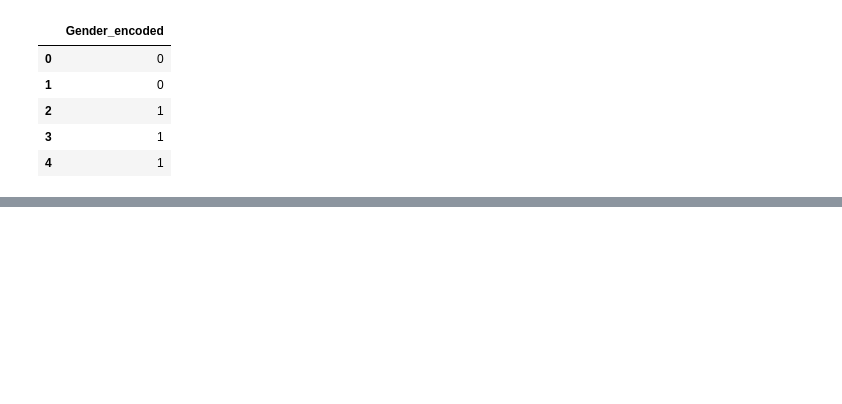
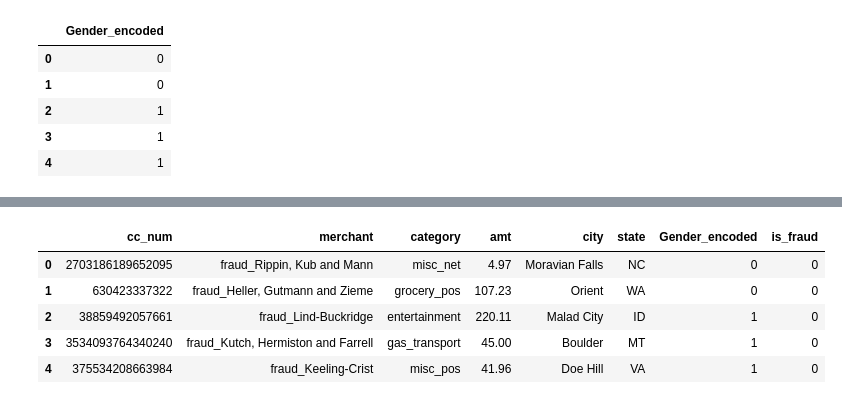
Before and after one commit to LuisAnibalVasquez/BankTransactionFraudDetector, a Jupyter notebook: FraudDetector.ipynb, the cells around one changed output, grey strips where cells are left out. Cells and saved outputs as stored; diff of their text form; code cells hidden in the pictures; blank space fills up the shorter version.

```diff
--- a/FraudDetector.ipynb
+++ b/FraudDetector.ipynb
@@ -81,7 +100,7 @@ ax = sns.heatmap(correlations, linewidths=.5, cmap="YlGnBu",annot=True)
 # %% [output]
 [figure]
 # %%
-df_uncorrelated = file.drop(columns=['Unnamed: 0','lat','long','merch_lat','merch_long', 'zip', 'unix_time'])
+df_uncorrelated = train_csv.drop(columns=['Unnamed: 0','lat','long','merch_lat','merch_long', 'zip', 'unix_time'])
 df_uncorrelated.head()
 # %% [output]
 |  | trans_date_trans_time | cc_num | merchant | category | amt | first | last | gender | street | ... |
@@ -174,3 +153,14 @@ df_final.head()
 | 2 | 38859492057661 | fraud_Lind-Buckridge | entertainment | 220.11 | M | Malad City | ID | 1 | 0 |
 | 3 | 3534093764340240 | fraud_Kutch, Hermiston and Farrell | gas_transport | 45.00 | M | Boulder | MT | 1 | 0 |
 | 4 | 375534208663984 | fraud_Keeling-Crist | misc_pos | 41.96 | M | Doe Hill | VA | 1 | 0 |
+# %%
+df_final = df_final. drop(columns=['gender'])
+# %%
+df_final.head()
+# %% [output]
+|  | cc_num | merchant | category | amt | city | state | Gender_encoded | is_fraud |
+| 0 | 2703186189652095 | fraud_Rippin, Kub and Mann | misc_net | 4.97 | Moravian Falls | NC | 0 | 0 |
+| 1 | 630423337322 | fraud_Heller, Gutmann and Zieme | grocery_pos | 107.23 | Orient | WA | 0 | 0 |
+| 2 | 38859492057661 | fraud_Lind-Buckridge | entertainment | 220.11 | Malad City | ID | 1 | 0 |
+| 3 | 3534093764340240 | fraud_Kutch, Hermiston and Farrell | gas_transport | 45.00 | Boulder | MT | 1 | 0 |
+| 4 | 375534208663984 | fraud_Keeling-Crist | misc_pos | 41.96 | Doe Hill | VA | 1 | 0 |
```
Also changed, not shown: parts of 21 cells of this notebook.
